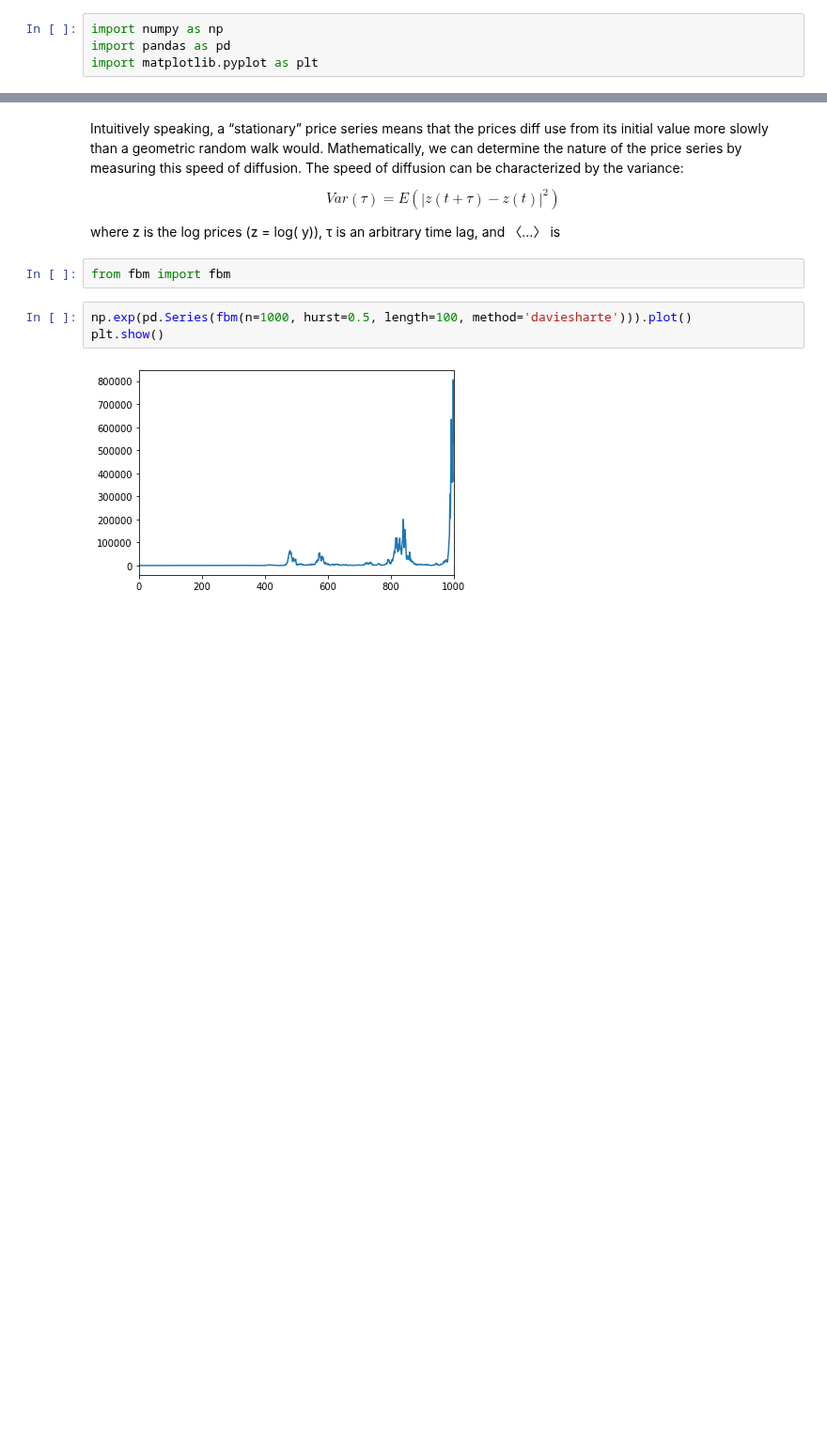
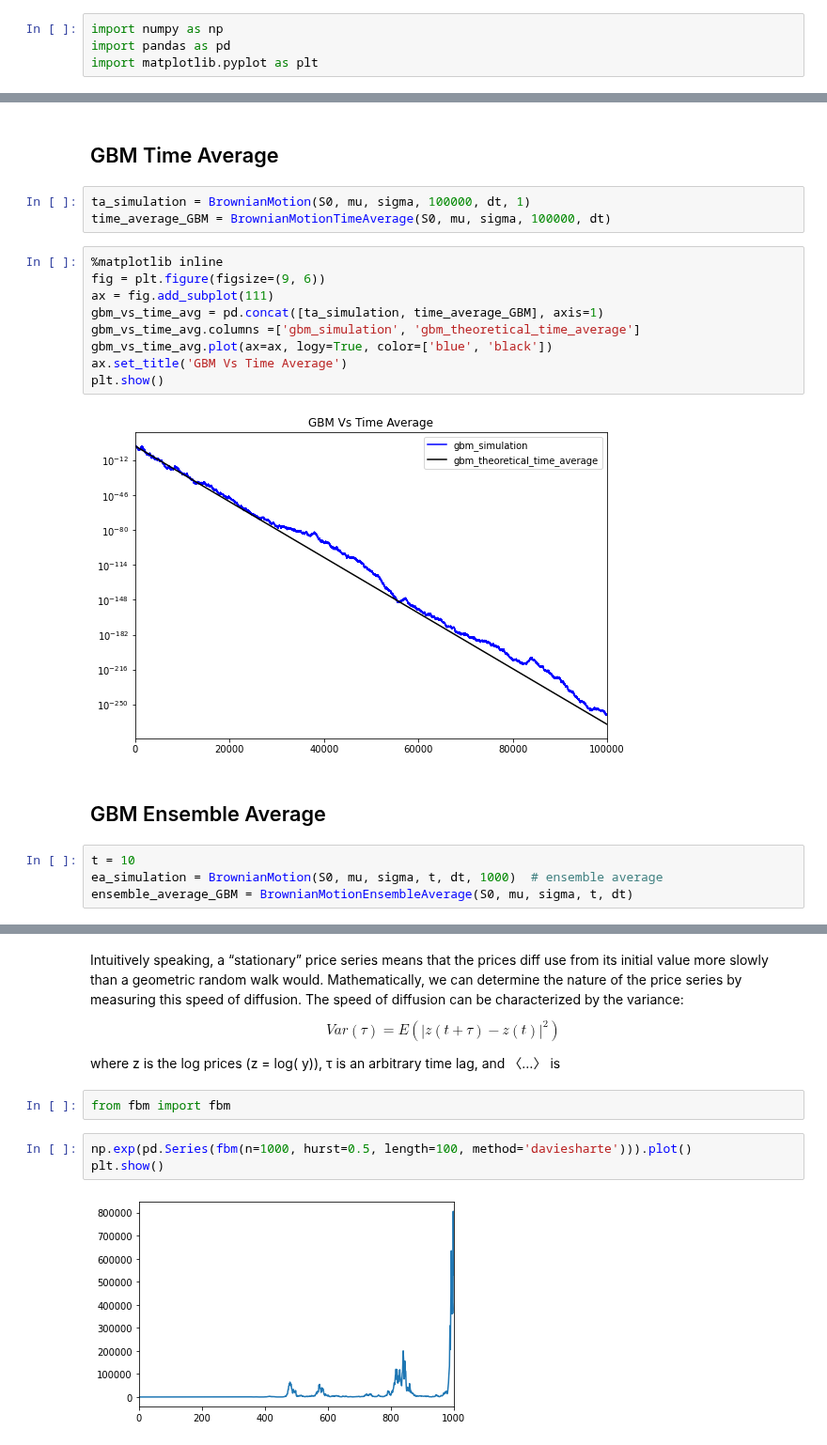
Before and after one commit to lucaberlanda/Magazzino, a Jupyter notebook: Finance/GeometricBrownianMotion.ipynb, the cells around one changed output, grey strips where cells are left out. Shown at 94% size. Drawn from its saved outputs; the diff is of its cells as text; blank space fills up the shorter version.

```diff
--- a/Finance/GeometricBrownianMotion.ipynb
+++ b/Finance/GeometricBrownianMotion.ipynb
@@ -72,0 +88,22 @@ np.log(simulations).sort_values(simulations.index[-1], axis=1).plot(legend=False
+# %% [markdown]
+## <span style='font-family:Georgia'> GBM Time Average
+# %%
+ta_simulation = BrownianMotion(S0, mu, sigma, 100000, dt, 1)
+time_average_GBM = BrownianMotionTimeAverage(S0, mu, sigma, 100000, dt)
+# %%
+%matplotlib inline
+fig = plt.figure(figsize=(9, 6))
+ax = fig.add_subplot(111)
+gbm_vs_time_avg = pd.concat([ta_simulation, time_average_GBM], axis=1)
+gbm_vs_time_avg.columns =['gbm_simulation', 'gbm_theoretical_time_average']
+gbm_vs_time_avg.plot(ax=ax, logy=True, color=['blue', 'black'])
+ax.set_title('GBM Vs Time Average')
+plt.show()
+# %% [output]
+[figure, added]
+# %% [markdown]
+## <span style='font-family:Georgia'> GBM Ensemble Average
+# %%
+t = 10
+ea_simulation = BrownianMotion(S0, mu, sigma, t, dt, 1000)  # ensemble average
+ensemble_average_GBM = BrownianMotionEnsembleAverage(S0, mu, sigma, t, dt)
```
Also changed, not shown: parts of 13 cells of this notebook, 25 other files.
